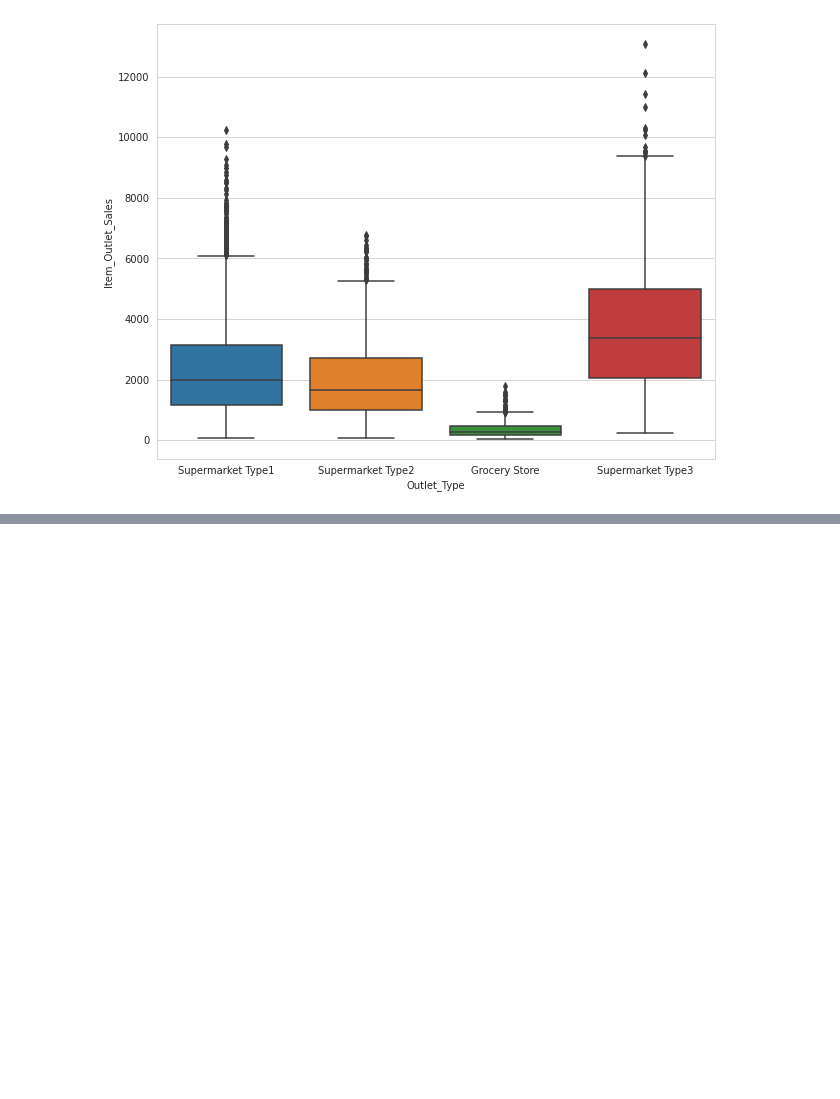
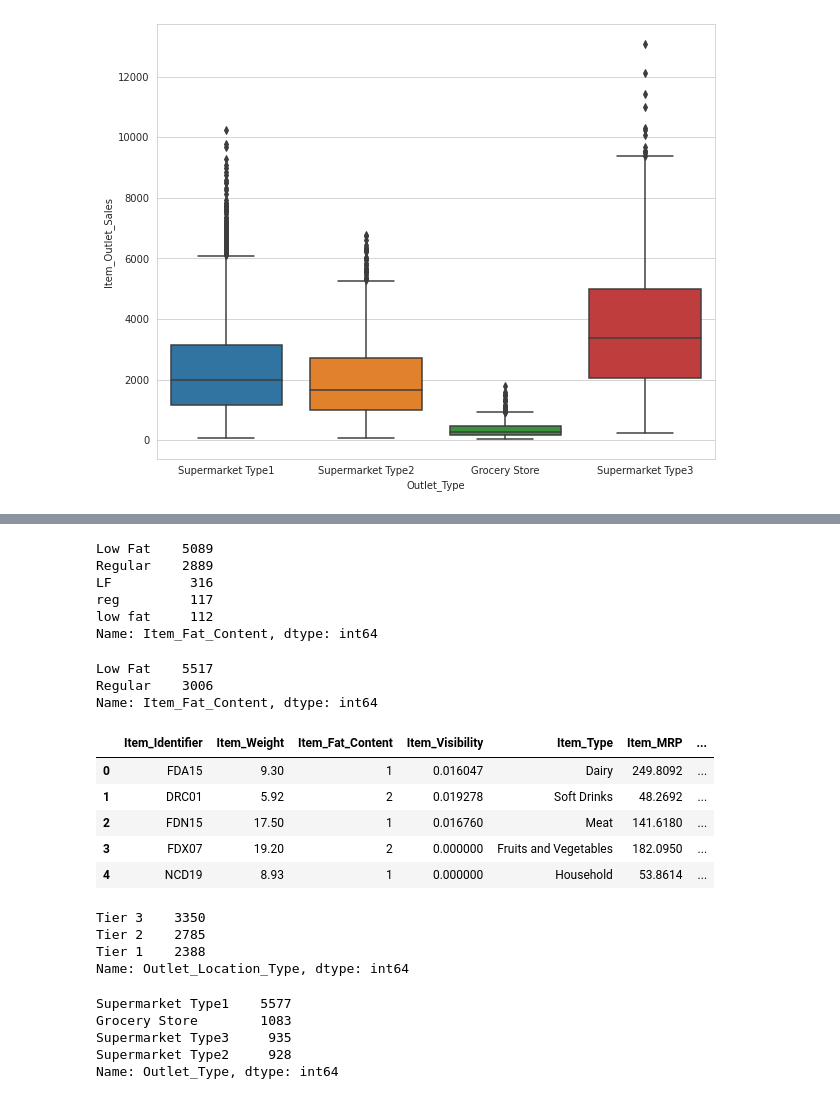
Before and after one commit to PeriAdan/sales-predictions, a Jupyter notebook: Project.ipynb, the cells around one changed output, grey strips where cells are left out. Saved outputs shown, nothing was run; the diff lists cells and outputs as text; code cells hidden in the pictures; blank space fills up the shorter version.

```diff
--- a/Project.ipynb
+++ b/Project.ipynb
@@ -305,0 +342,3 @@ ax= sns.boxplot(x='Outlet_Type',y='Item_Outlet_Sales',data=df)
+# %%
+df['Outlet_Size'] = df['Outlet_Size'].map(OutSizes)
+df.head()
@@ -305,0 +352,45 @@ ax= sns.boxplot(x='Outlet_Type',y='Item_Outlet_Sales',data=df)
+# %%
+df["Item_Fat_Content"].value_counts()
+# %% [output]
+Low Fat    5089
+Regular    2889
+LF          316
+reg         117
+low fat     112
+Name: Item_Fat_Content, dtype: int64
+# %%
+df["Item_Fat_Content"].replace({"LF": "Low Fat", "reg": "Regular", "low fat":"Low Fat"}, inplace=True)
+# %%
+df['Item_Fat_Content'].value_counts()
+# %% [output]
+Low Fat    5517
+Regular    3006
+Name: Item_Fat_Content, dtype: int64
+# %%
+ItemFat = {'Low Fat': 1, 'Regular': 2}
+# %%
+df['Item_Fat_Content'] = df['Item_Fat_Content'].map(ItemFat)
+# %%
+df.head()
+# %% [output]
+|  | Item_Identifier | Item_Weight | Item_Fat_Content | Item_Visibility | Item_Type | Item_MRP | ... |
+| 0 | FDA15 | 9.30 | 1 | 0.016047 | Dairy | 249.8092 | ... |
+| 1 | DRC01 | 5.92 | 2 | 0.019278 | Soft Drinks | 48.2692 | ... |
+| 2 | FDN15 | 17.50 | 1 | 0.016760 | Meat | 141.6180 | ... |
+| 3 | FDX07 | 19.20 | 2 | 0.000000 | Fruits and Vegetables | 182.0950 | ... |
+| 4 | NCD19 | 8.93 | 1 | 0.000000 | Household | 53.8614 | ... |
+# %%
+df["Outlet_Location_Type"].value_counts()
+# %% [output]
+Tier 3    3350
+Tier 2    2785
+Tier 1    2388
+Name: Outlet_Location_Type, dtype: int64
+# %%
+df["Outlet_Type"].value_counts()
+# %% [output]
+Supermarket Type1    5577
+Grocery Store        1083
+Supermarket Type3     935
+Supermarket Type2     928
+Name: Outlet_Type, dtype: int64
```
Also changed, not shown: parts of 28 cells of this notebook.
